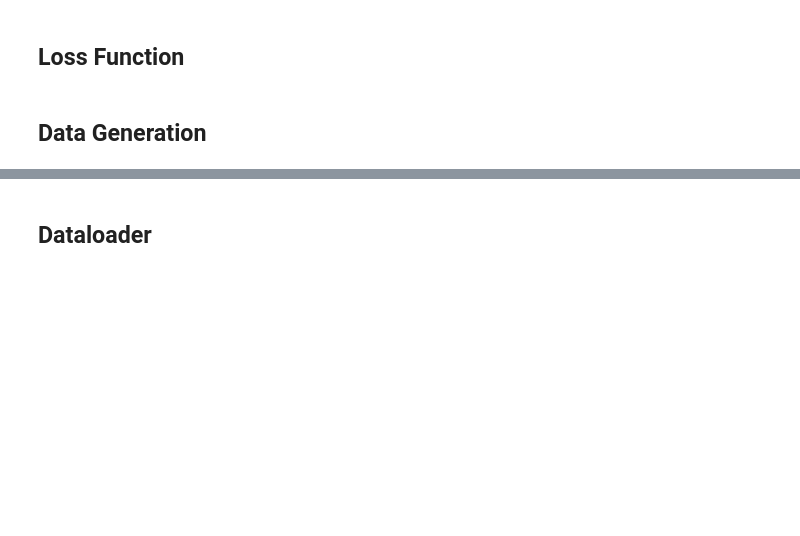
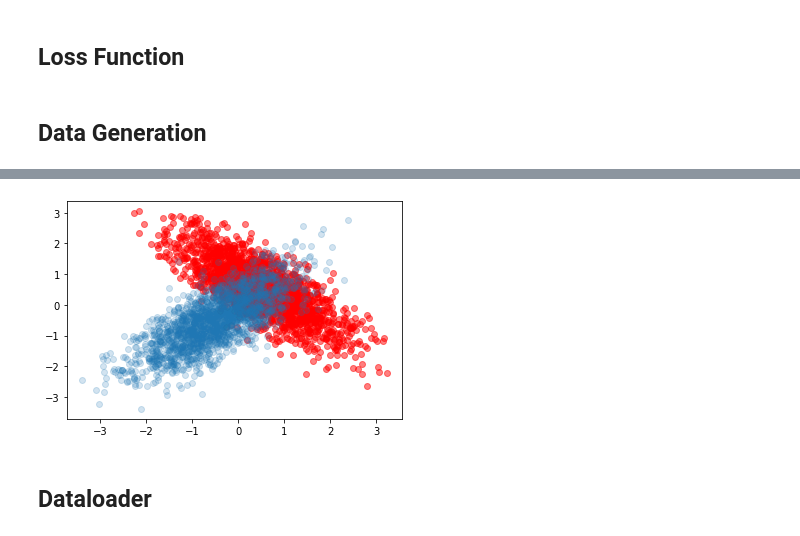
Before and after one commit to RussellALA/quantumML, a Jupyter notebook: VariationalClassifier.ipynb, the cells around one changed output, grey strips where cells are left out. Saved outputs shown, nothing was run; the diff lists cells and outputs as text; code cells hidden in the pictures; blank space fills up the shorter version.

```diff
--- a/VariationalClassifier.ipynb
+++ b/VariationalClassifier.ipynb
@@ -82,3 +87,9 @@ plt.show()
+# %%
+plt.scatter(data_signal[:,0], data_signal[:,1], color="red", alpha=0.5)
+plt.scatter(data_background[:,0], data_background[:,1], alpha=0.2)
+plt.show()
+# %% [output]
+[figure, added]
 # %% [markdown]
 ## Dataloader
 # %%
```
Also changed, not shown: parts of 17 cells of this notebook.
